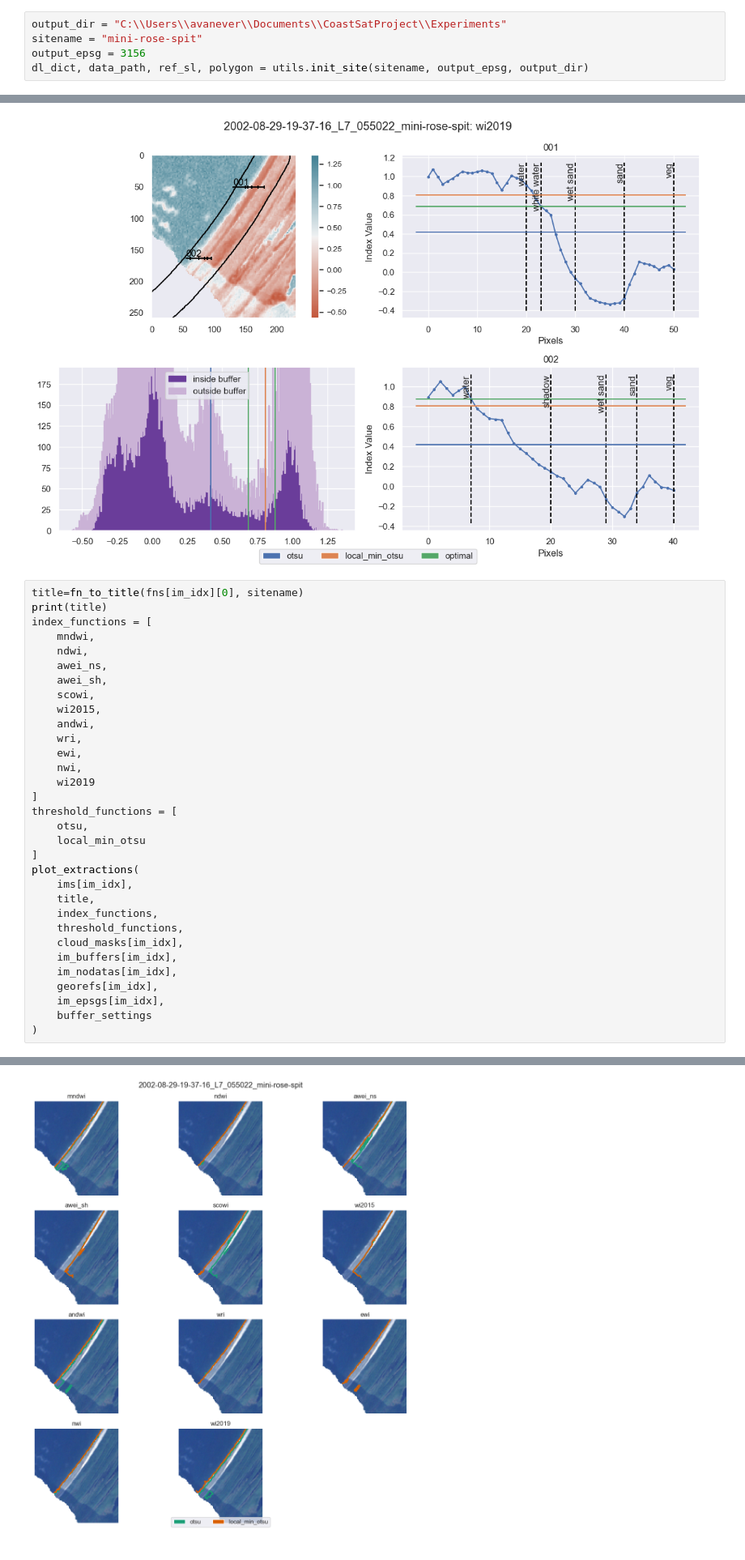
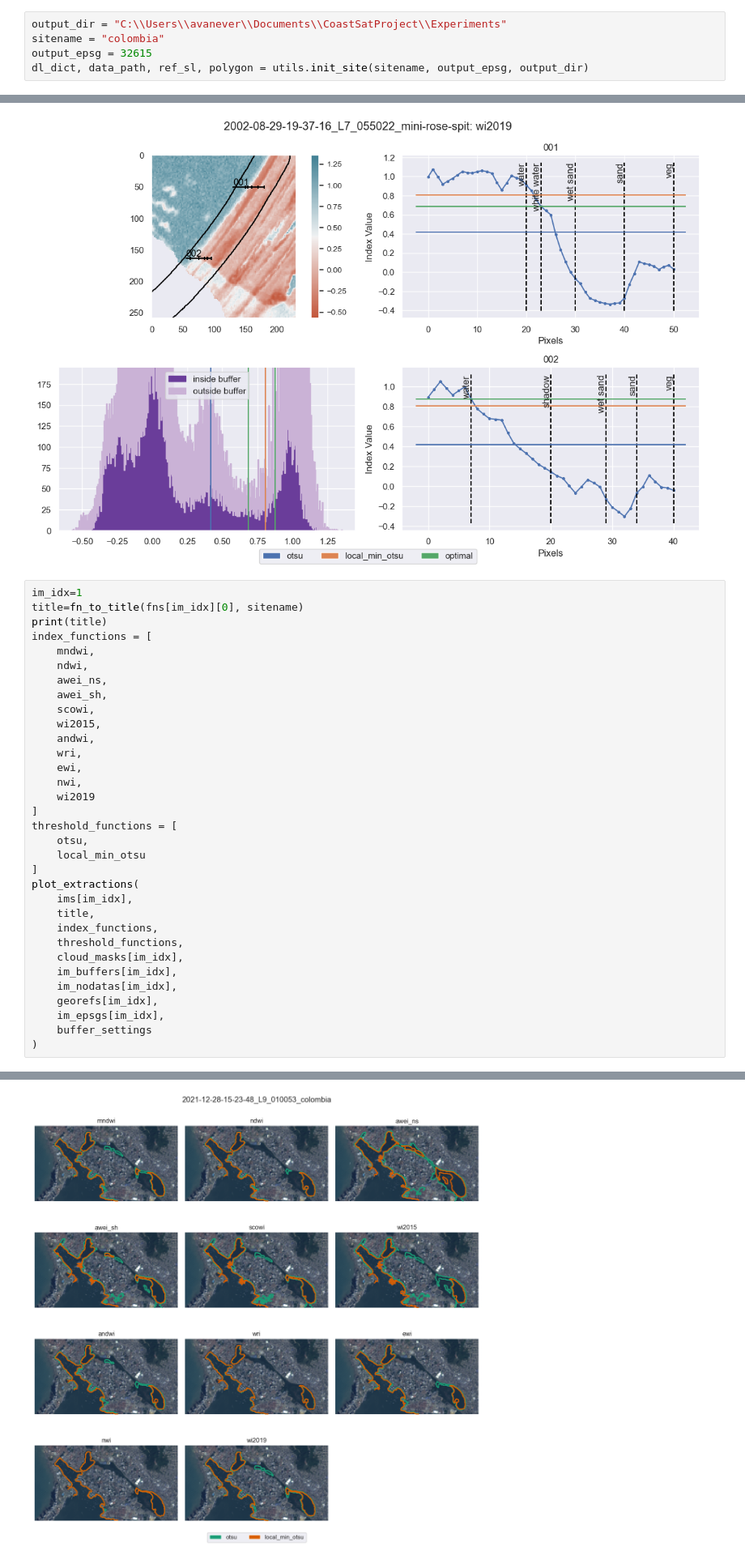
Before and after one commit to AriveIT/CoastSatCLI, a Jupyter notebook: experiments/spectral_analysis.ipynb, the cells around one changed output, grey strips where cells are left out. Shown at 81% size. Saved outputs shown, nothing was run; the diff lists cells and outputs as text.

```diff
--- a/experiments/spectral_analysis.ipynb
+++ b/experiments/spectral_analysis.ipynb
@@ -101,8 +98,8 @@ Satellite images downloaded from GEE and save in C:\Users\avanever\Documents\Coa
 ### For Messing Around
 # %%
 output_dir = "C:\\Users\\avanever\\Documents\\CoastSatProject\\Experiments"
-sitename = "mini-rose-spit"
-output_epsg = 3156
+sitename = "colombia"
+output_epsg = 32615
 dl_dict, data_path, ref_sl, polygon = utils.init_site(sitename, output_epsg, output_dir)
 # %% [output]
 Reference shorelines found in GeoJSON. Loading coordinates for each feature.
@@ -219,6 +197,7 @@ plot_indices(
 [figure]
 [figure]
 # %%
+im_idx=1
 title=fn_to_title(fns[im_idx][0], sitename)
 print(title)
 index_functions = [
@@ -255,4 +234,4 @@ plot_extractions(
-[figure, old version]
+[figure, new version]
 # %%
 index_functions = [
     mndwi,
```
Also changed, not shown: parts of 5 cells of this notebook, 7 other files.
